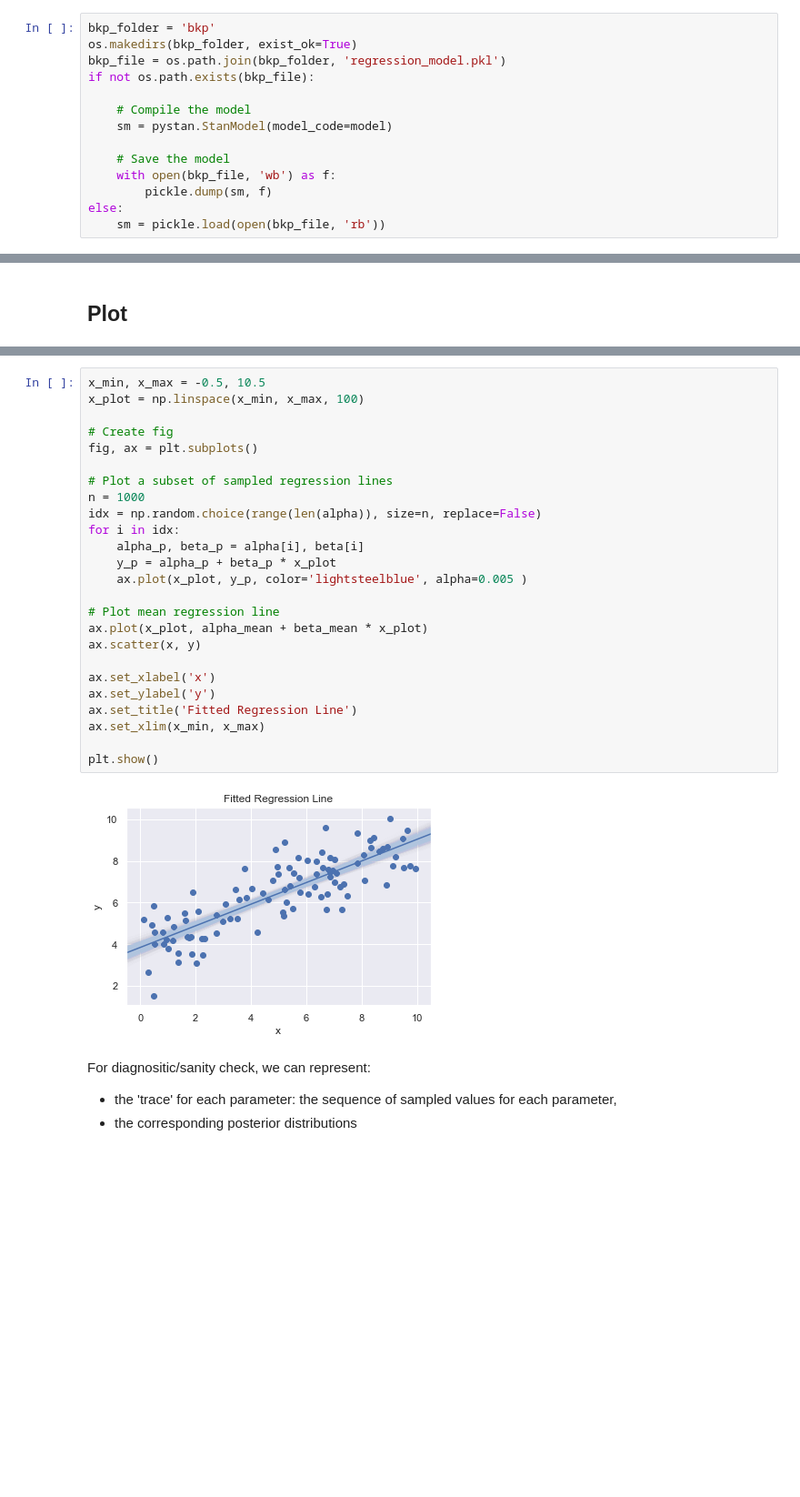
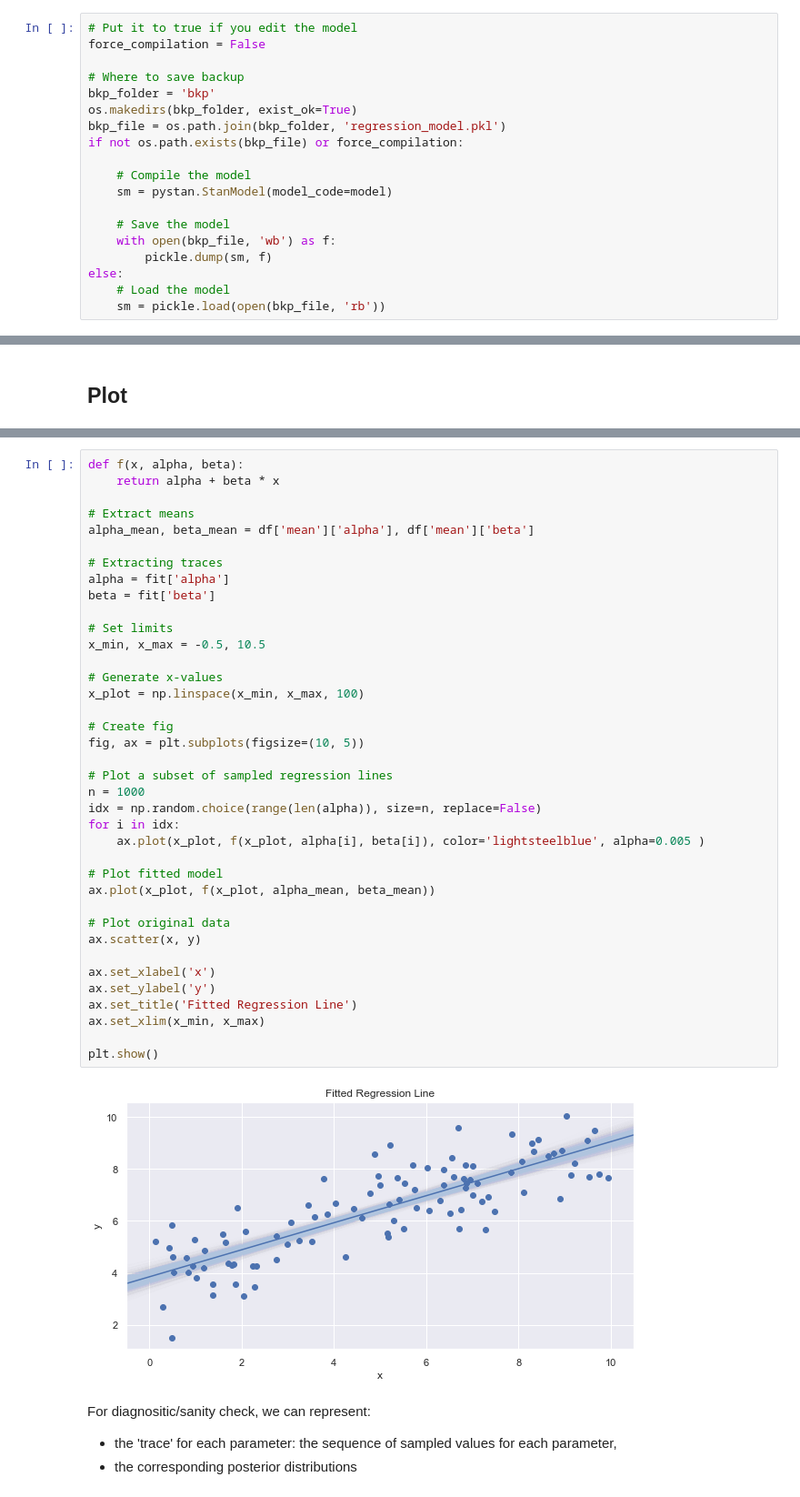
Before and after one commit to AurelienNioche/BayesianCogSci, a Jupyter notebook: likelihood_based/linear_regression_gaussian_noise.ipynb, the cells around one changed output, grey strips where cells are left out. Shown at 91% size. Drawn from its saved outputs; the diff is of its cells as text; blank space fills up the shorter version.

```diff
--- a/likelihood_based/linear_regression_gaussian_noise.ipynb
+++ b/likelihood_based/linear_regression_gaussian_noise.ipynb
@@ -84,10 +84,14 @@ model {
 # %% [markdown]
 ### Compile the model
 # %%
+# Put it to true if you edit the model
+force_compilation = False
+
+# Where to save backup
 bkp_folder = 'bkp'
 os.makedirs(bkp_folder, exist_ok=True)
 bkp_file = os.path.join(bkp_folder, 'regression_model.pkl')
-if not os.path.exists(bkp_file):
+if not os.path.exists(bkp_file) or force_compilation:
 
     # Compile the model
     sm = pystan.StanModel(model_code=model)
@@ -96,4 +100,5 @@ if not os.path.exists(bkp_file):
     with open(bkp_file, 'wb') as f:
         pickle.dump(sm, f)
 else:
+    # Load the model
     sm = pickle.load(open(bkp_file, 'rb'))
@@ -160,30 +161,43 @@ lp = fit['lp__']
 # %%
+def f(x, alpha, beta):
+    return alpha + beta * x
+
+# Extract means
+alpha_mean, beta_mean = df['mean']['alpha'], df['mean']['beta']
+
+# Extracting traces
+alpha = fit['alpha']
+beta = fit['beta']
+
+# Set limits
 x_min, x_max = -0.5, 10.5
+
+# Generate x-values
 x_plot = np.linspace(x_min, x_max, 100)
 
 # Create fig
-fig, ax = plt.subplots()
+fig, ax = plt.subplots(figsize=(10, 5))
 
 # Plot a subset of sampled regression lines
 n = 1000
 idx = np.random.choice(range(len(alpha)), size=n, replace=False)
 for i in idx:
-    alpha_p, beta_p = alpha[i], beta[i]
-    y_p = alpha_p + beta_p * x_plot
-    ax.plot(x_plot, y_p, color='lightsteelblue', alpha=0.005 )
+    ax.plot(x_plot, f(x_plot, alpha[i], beta[i]), color='lightsteelblue', alpha=0.005 )
 
-# Plot mean regression line
-ax.plot(x_plot, alpha_mean + beta_mean * x_plot)
+# Plot fitted model
+ax.plot(x_plot, f(x_plot, alpha_mean, beta_mean))
+
+# Plot original data
 ax.scatter(x, y)
 
 ax.set_xlabel('x')
 ax.set_ylabel('y')
 ax.set_title('Fitted Regression Line')
 ax.set_xlim(x_min, x_max)
 
 plt.show()
 # %% [output]
-[figure, old version]
+[figure, new version]
 # %% [markdown]
 For diagnositic/sanity check, we can represent:
 * the 'trace' for each parameter: the sequence of sampled values for each parameter,
```
Also changed, not shown: parts of 10 cells of this notebook, 2 other files.
